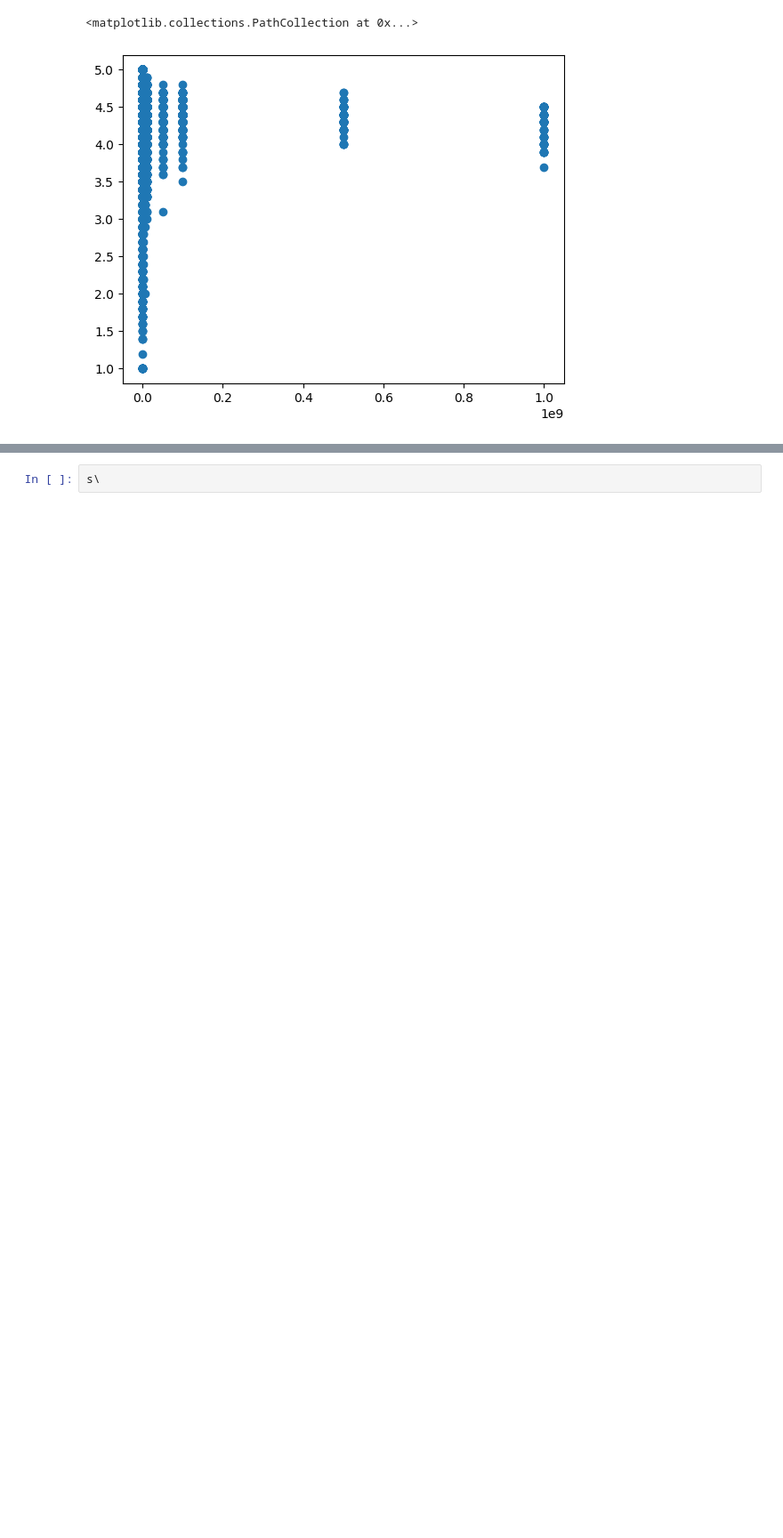
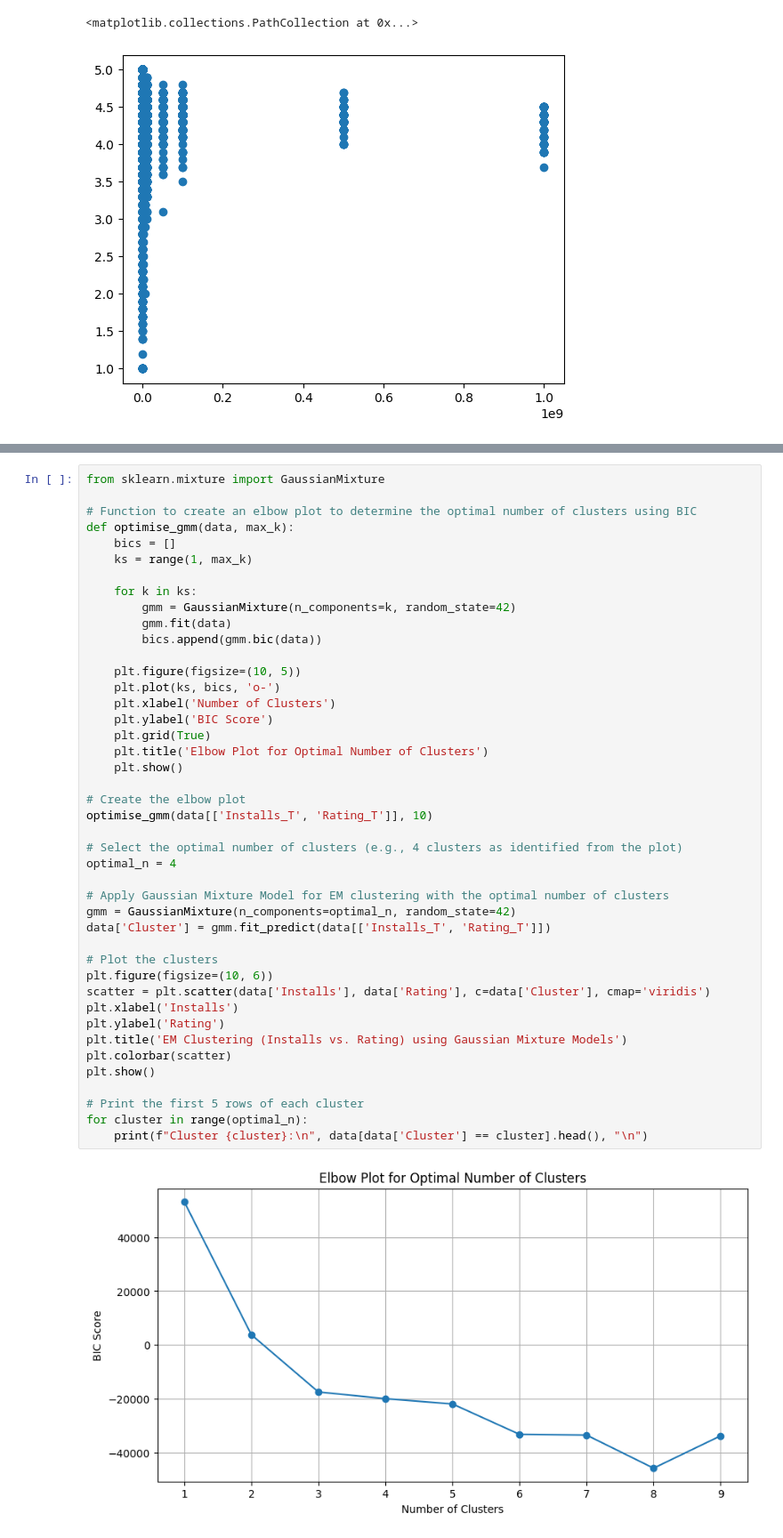
Before and after one commit to MiaZakiee/Applied-AI-Final-Project, a Jupyter notebook: yawa.ipynb, the cells around one changed output, grey strips where cells are left out. Shown at 89% size. Cells and saved outputs as stored; diff of their text form; blank space fills up the shorter version.

```diff
--- a/yawa.ipynb
+++ b/yawa.ipynb
@@ -159,2 +148,45 @@ sorted_data = data.sort_values(by='kmeans_4')
-# %%
-s\
+# %%
+from sklearn.mixture import GaussianMixture
+
+# Function to create an elbow plot to determine the optimal number of clusters using BIC
+def optimise_gmm(data, max_k):
+    bics = []
+    ks = range(1, max_k)
+
+    for k in ks:
+        gmm = GaussianMixture(n_components=k, random_state=42)
+        gmm.fit(data)
+        bics.append(gmm.bic(data))
+
+    plt.figure(figsize=(10, 5))
+    plt.plot(ks, bics, 'o-')
+    plt.xlabel('Number of Clusters')
+    plt.ylabel('BIC Score')
+    plt.grid(True)
+    plt.title('Elbow Plot for Optimal Number of Clusters')
+    plt.show()
+
+# Create the elbow plot
+optimise_gmm(data[['Installs_T', 'Rating_T']], 10)
+
+# Select the optimal number of clusters (e.g., 4 clusters as identified from the plot)
+optimal_n = 4
+
+# Apply Gaussian Mixture Model for EM clustering with the optimal number of clusters
+gmm = GaussianMixture(n_components=optimal_n, random_state=42)
+data['Cluster'] = gmm.fit_predict(data[['Installs_T', 'Rating_T']])
+
+# Plot the clusters
+plt.figure(figsize=(10, 6))
+scatter = plt.scatter(data['Installs'], data['Rating'], c=data['Cluster'], cmap='viridis')
+plt.xlabel('Installs')
+plt.ylabel('Rating')
+plt.title('EM Clustering (Installs vs. Rating) using Gaussian Mixture Models')
+plt.colorbar(scatter)
+plt.show()
+
+# Print the first 5 rows of each cluster
+for cluster in range(optimal_n):
+    print(f"Cluster {cluster}:\n", data[data['Cluster'] == cluster].head(), "\n")
+# %% [output]
+[figure, added]
```
Also changed, not shown: parts of 5 cells of this notebook.
